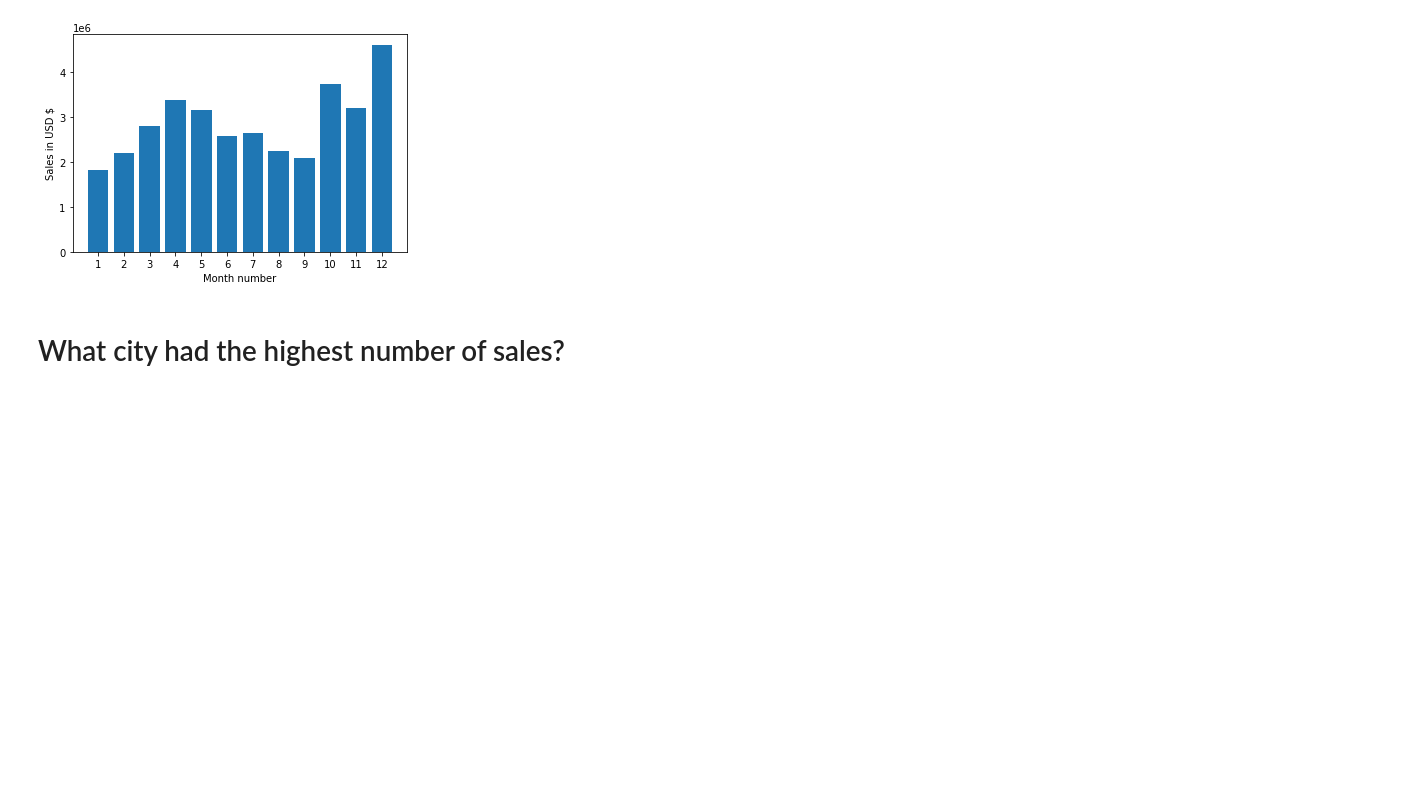
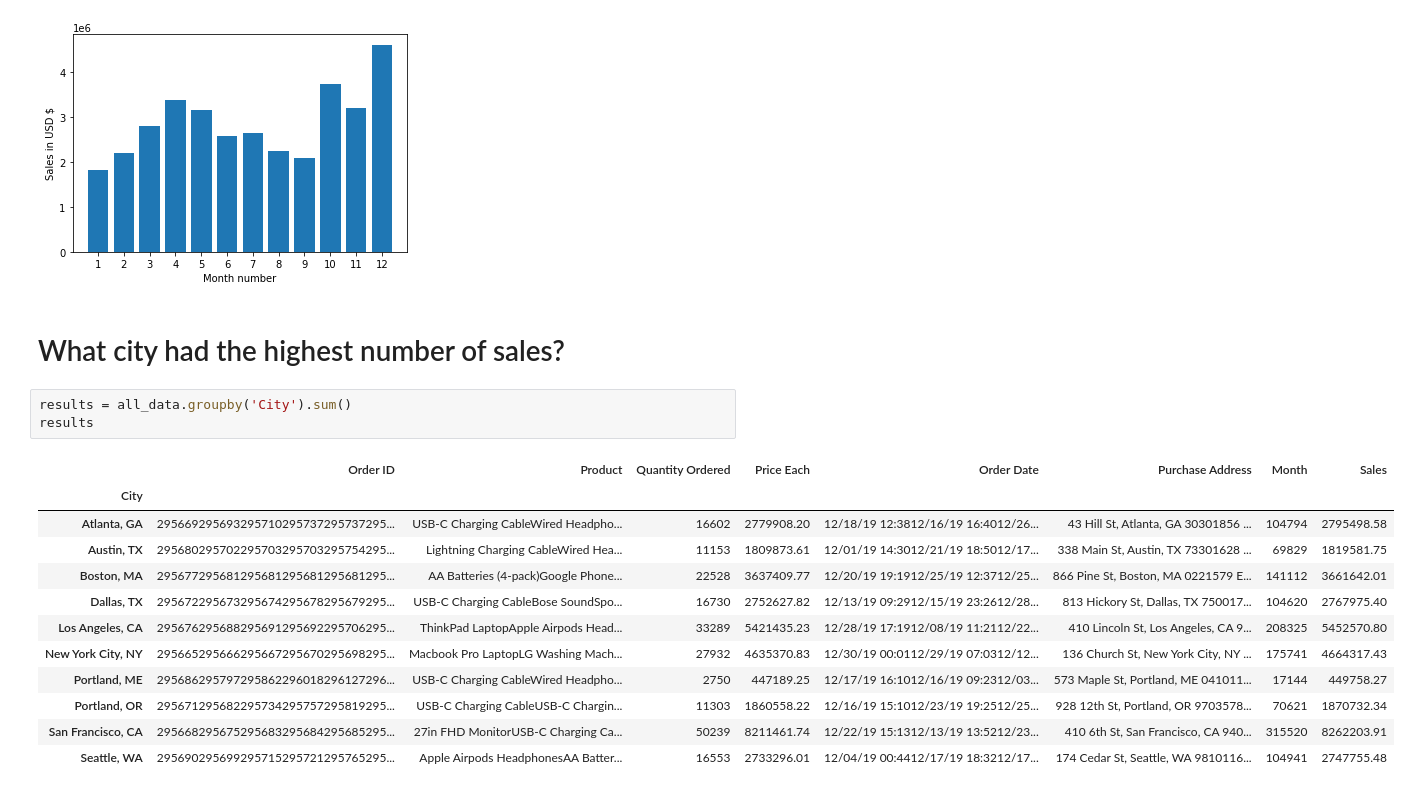
Before and after one commit to rushabh1605/Sales-Data-Analysis, a Jupyter notebook: Sales Analysis.ipynb, the cells around one changed output. Cells and saved outputs as stored; diff of their text form; blank space fills up the shorter version.

```diff
--- a/Sales Analysis.ipynb
+++ b/Sales Analysis.ipynb
@@ -123,5 +129,21 @@ plt.xlabel('Month number')
 plt.show()
 # %% [output]
 [figure]
-# %% [markdown]
-# What city had the highest number of sales?
+# %% [markdown]
+# What city had the highest number of sales?
+# %%
+results = all_data.groupby('City').sum()
+results
+# %% [output]
+|  | Order ID | Product | Quantity Ordered | Price Each | Order Date | Purchase Address | Month | Sales |
+| City |  |  |  |  |  |  |  |  |
+| Atlanta, GA | 295669295693295710295737295737295... | USB-C Charging CableWired Headpho... | 16602 | 2779908.20 | 12/18/19 12:3812/16/19 16:4012/26... | 43 Hill St, Atlanta, GA 30301856 ... | 104794 | 2795498.58 |
+| Austin, TX | 295680295702295703295703295754295... | Lightning Charging CableWired Hea... | 11153 | 1809873.61 | 12/01/19 14:3012/21/19 18:5012/17... | 338 Main St, Austin, TX 73301628 ... | 69829 | 1819581.75 |
+| Boston, MA | 295677295681295681295681295681295... | AA Batteries (4-pack)Google Phone... | 22528 | 3637409.77 | 12/20/19 19:1912/25/19 12:3712/25... | 866 Pine St, Boston, MA 0221579 E... | 141112 | 3661642.01 |
+| Dallas, TX | 295672295673295674295678295679295... | USB-C Charging CableBose SoundSpo... | 16730 | 2752627.82 | 12/13/19 09:2912/15/19 23:2612/28... | 813 Hickory St, Dallas, TX 750017... | 104620 | 2767975.40 |
+| Los Angeles, CA | 295676295688295691295692295706295... | ThinkPad LaptopApple Airpods Head... | 33289 | 5421435.23 | 12/28/19 17:1912/08/19 11:2112/22... | 410 Lincoln St, Los Angeles, CA 9... | 208325 | 5452570.80 |
+| New York City, NY | 295665295666295667295670295698295... | Macbook Pro LaptopLG Washing Mach... | 27932 | 4635370.83 | 12/30/19 00:0112/29/19 07:0312/12... | 136 Church St, New York City, NY ... | 175741 | 4664317.43 |
+| Portland, ME | 295686295797295862296018296127296... | USB-C Charging CableWired Headpho... | 2750 | 447189.25 | 12/17/19 16:1012/16/19 09:2312/03... | 573 Maple St, Portland, ME 041011... | 17144 | 449758.27 |
+| Portland, OR | 295671295682295734295757295819295... | USB-C Charging CableUSB-C Chargin... | 11303 | 1860558.22 | 12/16/19 15:1012/23/19 19:2512/25... | 928 12th St, Portland, OR 9703578... | 70621 | 1870732.34 |
+| San Francisco, CA | 295668295675295683295684295685295... | 27in FHD MonitorUSB-C Charging Ca... | 50239 | 8211461.74 | 12/22/19 15:1312/13/19 13:5212/23... | 410 6th St, San Francisco, CA 940... | 315520 | 8262203.91 |
+| Seattle, WA | 295690295699295715295721295765295... | Apple Airpods HeadphonesAA Batter... | 16553 | 2733296.01 | 12/04/19 00:4412/17/19 18:3212/17... | 174 Cedar St, Seattle, WA 9810116... | 104941 | 2747755.48 |
```
Also changed, not shown: parts of 5 cells of this notebook.
